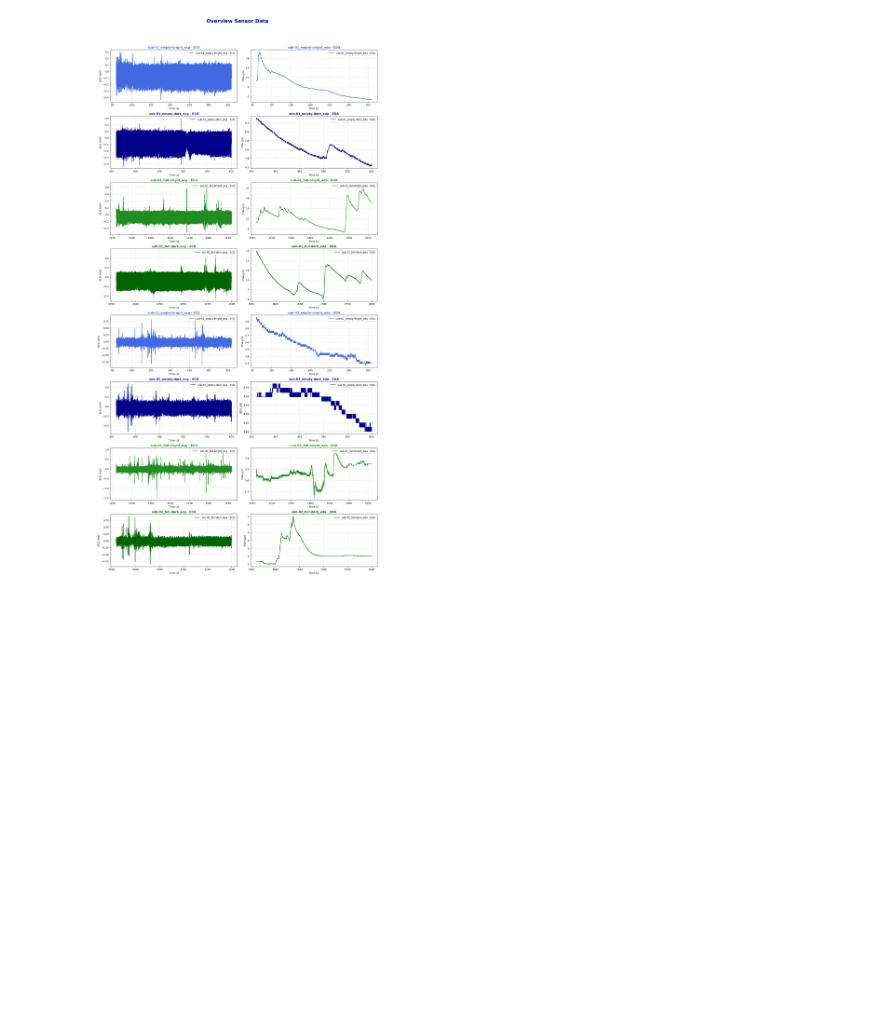
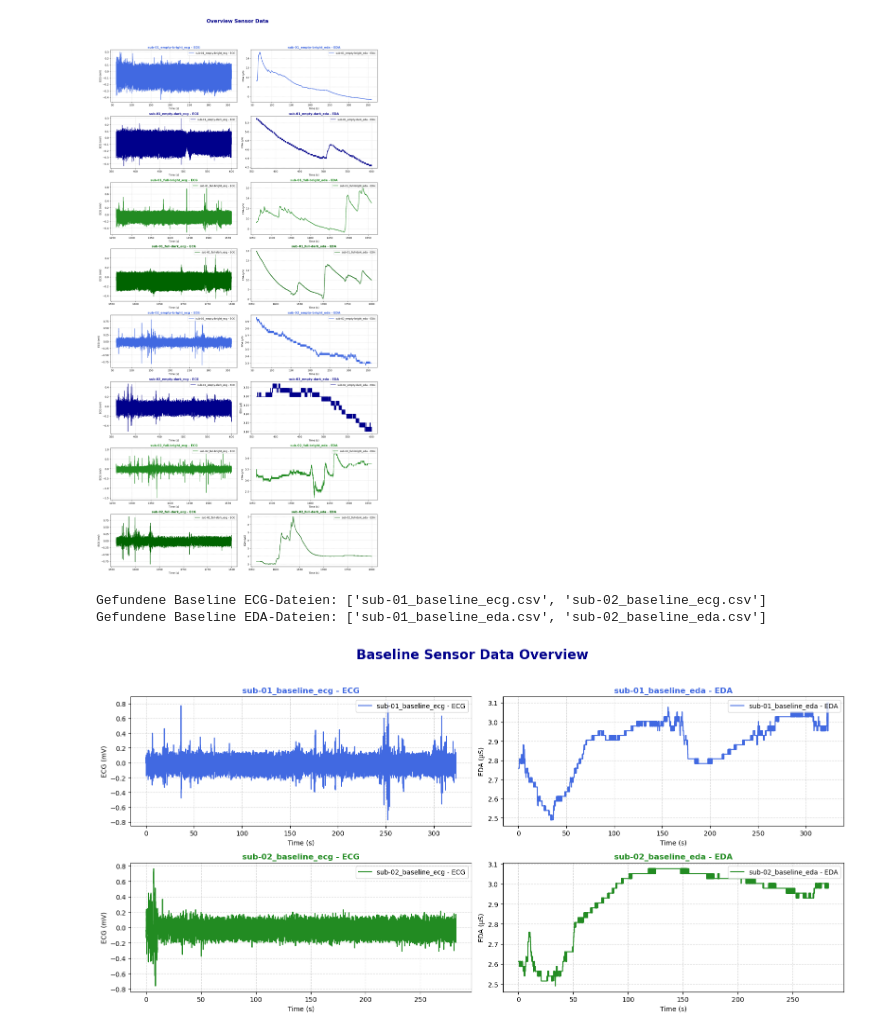
Before and after one commit to seunghuiko/Team_U-bahn, a Jupyter notebook: pySkripts/DataImport.ipynb, the cells around one changed output. Cells and saved outputs as stored; diff of their text form; code cells hidden in the pictures; blank space fills up the shorter version.

```diff
--- a/pySkripts/DataImport.ipynb
+++ b/pySkripts/DataImport.ipynb
@@ -263,3 +360,82 @@ Spalten: Index(['Time', 'ECG (mV)'], dtype='object')
 3  1560.003  3.295898
 4  1560.004  3.295898
 [figure]
+# %%
+import os
+import pandas as pd
+import matplotlib.pyplot as plt
+
+# Ordner mit den Rohdaten
+rawdata_folder = '/Users/luca/Downloads/GitHub/Team_U-bahn/rawdata'
+
+# Baseline-Dateien filtern
+baseline_ecg_files = sorted([f for f in os.listdir(rawdata_folder) if 'baseline_ecg' in f.lower() and f.endswith('.csv')])
+baseline_eda_files = sorted([f for f in os.listdir(rawdata_folder) if 'baseline_eda' in f.lower() and f.endswith('.csv')])
+
+# Debugging: Überprüfe Dateien und Spalten
+print("Gefundene Baseline ECG-Dateien:", baseline_ecg_files)
+print("Gefundene Baseline EDA-Dateien:", baseline_eda_files)
+
+# Plot-Vorbereitung
+num_files = max(len(baseline_ecg_files), len(baseline_eda_files))
+fig, axes = plt.subplots(nrows=num_files, ncols=2, figsize=(16, 4 * num_files))
+axes = axes.reshape(-1, 2)  # Sicherheitshalber Achsen neu formatieren
+
+# Hauptüberschrift
+fig.suptitle("Baseline Sensor Data Overview", fontsize=20, fontweight='bold', color='darkblue')
+
+# Farbzuweisung pro Teilnehmer
+participant_colors = {
+    'sub-01': 'royalblue',
+    'sub-02': 'forestgreen'
+}
+
+# Plot Baseline ECG-Daten
+for idx, file in enumerate(baseline_ecg_files):
+    file_path = os.path.join(rawdata_folder, file)
+    data = pd.read_csv(file_path)
+
+    # Teilnehmer aus dem Dateinamen extrahieren
+    participant = file.split('_')[0]  # z.B., 'sub-01'
+    color = participant_colors.get(participant, 'black')  # Farbe für den Teilnehmer
+
+    if 'Time' in data.columns and 'ECG (mV)' in data.columns:
+        time_values = data['Time']
+        ecg_values = data['ECG (mV)']
+
+        ax_ecg = axes[idx, 0]
+        ax_ecg.plot(time_values, ecg_values, label=f"{file.split('.')[0]} - ECG", color=color)
+        ax_ecg.set_title(f"{file.split('.')[0]} - ECG", fontsize=12, fontweight='bold', color=color)
+        ax_ecg.set_xlabel("Time (s)")
+        ax_ecg.set_ylabel("ECG (mV)")
+        ax_ecg.legend(fontsize=10, loc='upper right')
+        ax_ecg.grid(True, linestyle='--', alpha=0.5)
+
+# Plot Baseline EDA-Daten
+for idx, file in enumerate(baseline_eda_files):
+    file_path = os.path.join(rawdata_folder, file)
+    data = pd.read_csv(file_path)
+
+    # Teilnehmer aus dem Dateinamen extrahieren
+    participant = file.split('_')[0]  # z.B., 'sub-01'
+    color = participant_colors.get(participant, 'black')  # Farbe für den Teilnehmer
+
+    if 'Time' in data.columns and 'EDA (µS)' in data.columns:
+        time_values = data['Time']
+        eda_values = data['EDA (µS)']
+
+        ax_eda = axes[idx, 1]
+        ax_eda.plot(time_values, eda_values, label=f"{file.split('.')[0]} - EDA", color=color)
+        ax_eda.set_title(f"{file.split('.')[0]} - EDA", fontsize=12, fontweight='bold', color=color)
+        ax_eda.set_xlabel("Time (s)")
+        ax_eda.set_ylabel("EDA (µS)")
+        ax_eda.legend(fontsize=10, loc='upper right')
+        ax_eda.grid(True, linestyle='--', alpha=0.5)
+
+# Layout anpassen
+plt.tight_layout(rect=[0, 0, 1, 0.95])  # Platz für die Hauptüberschrift lassen
+plt.show()
+# %% [output]
+Gefundene Baseline ECG-Dateien: ['sub-01_baseline_ecg.csv', 'sub-02_baseline_ecg.csv']
+Gefundene Baseline EDA-Dateien: ['sub-01_baseline_eda.csv', 'sub-02_baseline_eda.csv']
+[figure, added]
```
Also changed, not shown: parts of 3 cells of this notebook, 45 other files.
